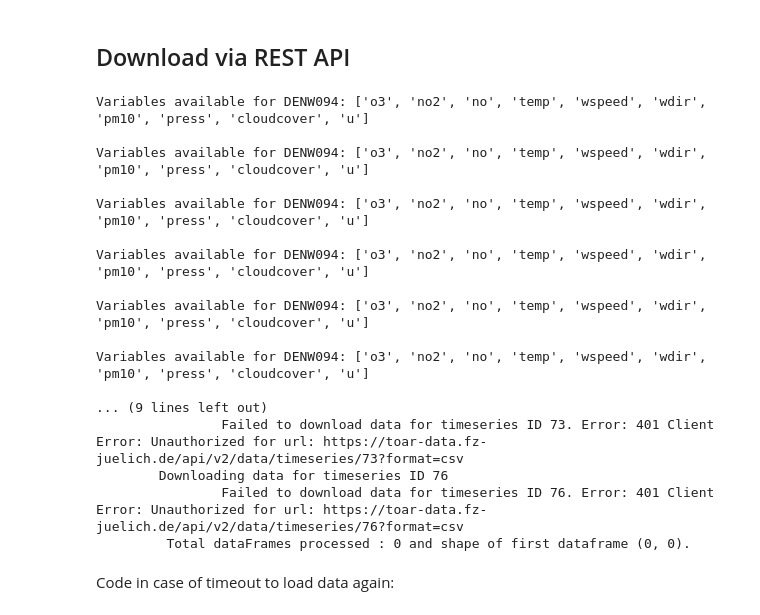
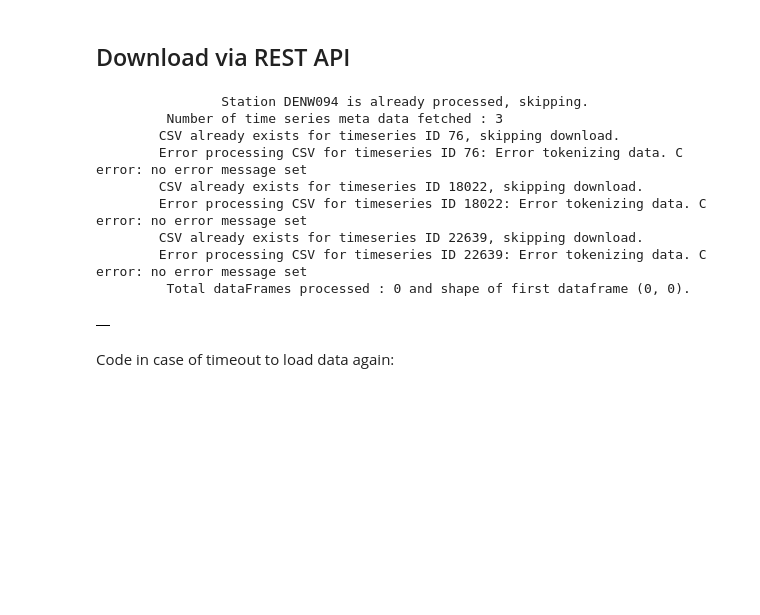
Before and after one commit to babypanda212/mless, a Jupyter notebook: homework2/task2_MLP.ipynb, the cells around one changed output. Cells and saved outputs as stored; diff of their text form; code cells hidden in the pictures; blank space fills up the shorter version.

```diff
--- a/homework2/task2_MLP.ipynb
+++ b/homework2/task2_MLP.ipynb
@@ -430,40 +428,30 @@ variable_columns = ["temp", "o3"]
 # %%
 # Load existing timeseries IDs from json to skip calls to TOAR
 existing_timeseries = load_existing_timeseries_ids()
 
 # download timeseries IDs required
-timeseries_data = fetch_timeseries_data(station_codes, existing_timeseries, variable_columns)
+timeseries_data = fetch_timeseries_data(station_codes, existing_timeseries,variable_columns)
 print(f"\t Number of time series meta data fetched : {len(timeseries_data)}")
 
 # save existing timeseries IDs as json to reduce calls to TOAR in future
 save_timeseries_ids(timeseries_data)
 
 # download actual data and make into dataframe
 dataframes = download_csv_data(timeseries_data,variable_columns)
 print(f"\t Total dataFrames processed : {len(dataframes)} and shape of first dataframe {dataframes.shape}.")
 
 dataframes.head()
-
-# save data in case session timeout
-dataframes.to_csv(os.path.join(TIMESERIES_DATA_DIR, "raw_data.csv"), index=False)
 # %% [output]
-Variables available for DENW094: ['o3', 'no2', 'no', 'temp', 'wspeed', 'wdir', 'pm10', 'press', 'cloudcover', 'u']
-
-Variables available for DENW094: ['o3', 'no2', 'no', 'temp', 'wspeed', 'wdir', 'pm10', 'press', 'cloudcover', 'u']
-
-Variables available for DENW094: ['o3', 'no2', 'no', 'temp', 'wspeed', 'wdir', 'pm10', 'press', 'cloudcover', 'u']
-
-Variables available for DENW094: ['o3', 'no2', 'no', 'temp', 'wspeed', 'wdir', 'pm10', 'press', 'cloudcover', 'u']
-
-Variables available for DENW094: ['o3', 'no2', 'no', 'temp', 'wspeed', 'wdir', 'pm10', 'press', 'cloudcover', 'u']
-
-Variables available for DENW094: ['o3', 'no2', 'no', 'temp', 'wspeed', 'wdir', 'pm10', 'press', 'cloudcover', 'u']
-
-... (9 lines left out)
-                Failed to download data for timeseries ID 73. Error: 401 Client Error: Unauthorized for url: https://toar-data.fz-juelich.de/api/v2/data/timeseries/73?format=csv
-        Downloading data for timeseries ID 76
-                Failed to download data for timeseries ID 76. Error: 401 Client Error: Unauthorized for url: https://toar-data.fz-juelich.de/api/v2/data/timeseries/76?format=csv
+                Station DENW094 is already processed, skipping.
+         Number of time series meta data fetched : 3
+        CSV already exists for timeseries ID 76, skipping download.
+        Error processing CSV for timeseries ID 76: Error tokenizing data. C error: no error message set
+        CSV already exists for timeseries ID 18022, skipping download.
+        Error processing CSV for timeseries ID 18022: Error tokenizing data. C error: no error message set
+        CSV already exists for timeseries ID 22639, skipping download.
+        Error processing CSV for timeseries ID 22639: Error tokenizing data. C error: no error message set
          Total dataFrames processed : 0 and shape of first dataframe (0, 0).
+|  |
 # %%
 # save data in case session timeout
 dataframes.to_csv(os.path.join(TIMESERIES_DATA_DIR, "raw_data.csv"), index=False)
```
Also changed, not shown: parts of 12 cells of this notebook, 10 other files.
